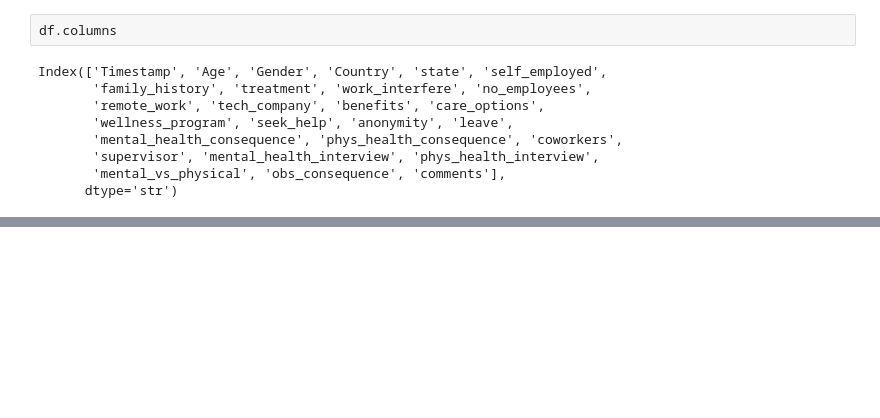
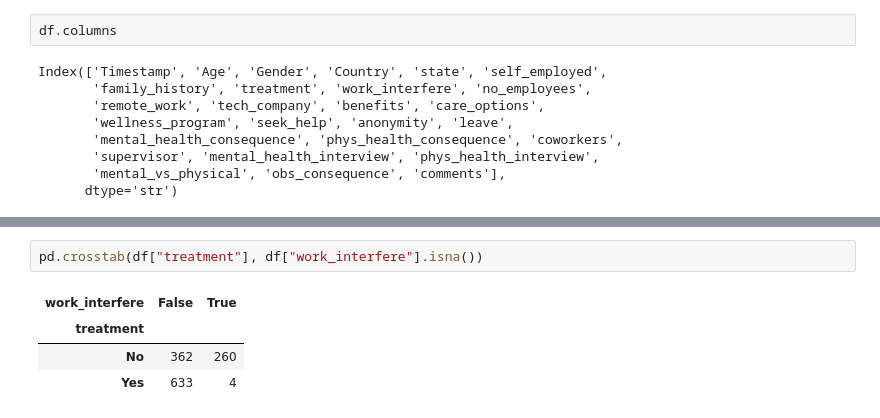
Before and after one commit to IA-P1-BCN/ai_project_EDA-charlotte_doulcet, a Jupyter notebook: eda.ipynb, the cells around one changed output, grey strips where cells are left out. Saved outputs shown, nothing was run; the diff lists cells and outputs as text; blank space fills up the shorter version.

```diff
--- a/eda.ipynb
+++ b/eda.ipynb
@@ -160,0 +210,7 @@ las 27 columnas son divididas entre el perfil del encuestado , la salud mental ,
+# %%
+pd.crosstab(df["treatment"], df["work_interfere"].isna())
+# %% [output]
+| work_interfere | False | True |
+| treatment |  |  |
+| No | 362 | 260 |
+| Yes | 633 | 4 |
```
Also changed, not shown: parts of 9 cells of this notebook, 1 other file.
